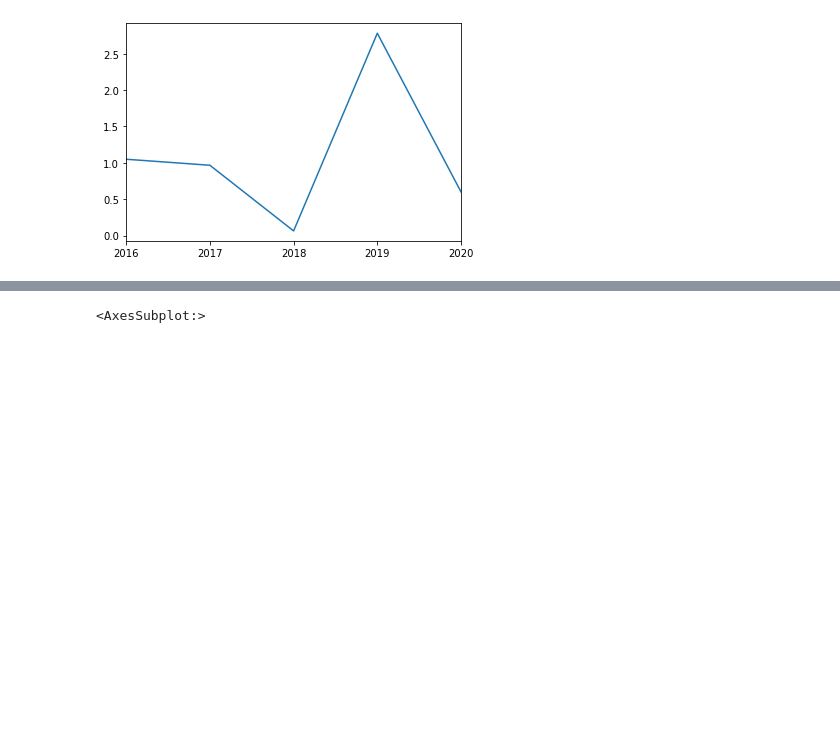
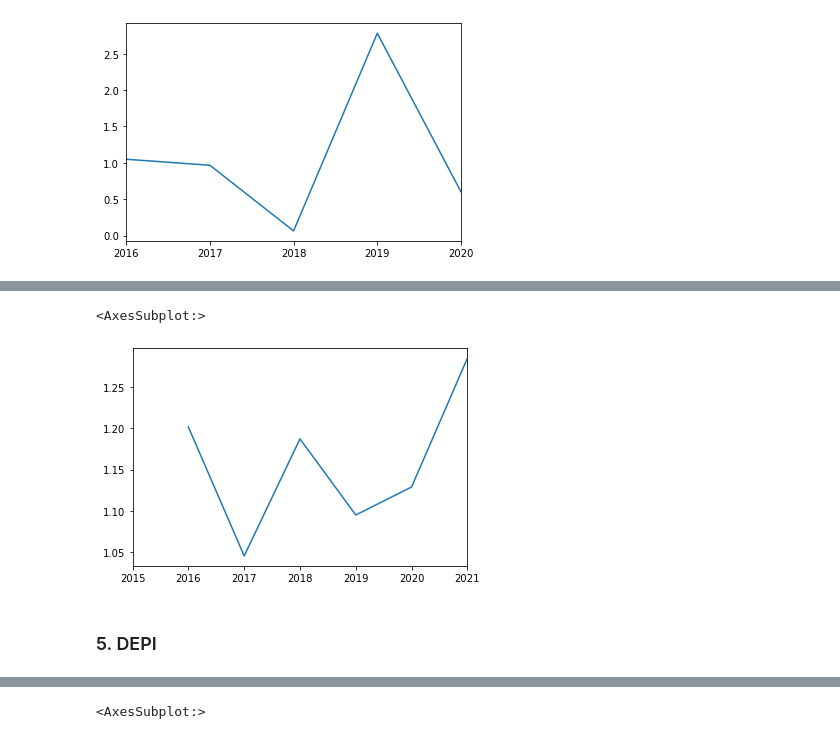
Before and after one commit to someonealive0/deepaudit, a Jupyter notebook: COMP3850.ipynb, the cells around one changed output, grey strips where cells are left out. Cells and saved outputs as stored; diff of their text form; code cells hidden in the pictures; blank space fills up the shorter version.

```diff
--- a/COMP3850.ipynb
+++ b/COMP3850.ipynb
@@ -273,0 +294,20 @@ calc_LVGI(workbooks_combined['BCI']).plot()
+# %%
+def calc_SGI(company):
+    res = {}
+    totrev = company['Profit Loss']['Total Revenue Excluding Interest']
+    for row in range(1, len(totrev)):
+        t1 = totrev.iloc[row]
+        t0 = totrev.iloc[row-1]
+
+        if t1 != 0 and t0 != 0:
+            res[totrev.index[row]] = t1/t0
+        else:
+            res[totrev.index[row]] = np.nan
+    return pd.Series(res)
+# %%
+calc_SGI(workbooks_separated['ADH']['FY']).plot()
+# %% [output]
+<AxesSubplot:>
+[figure, added]
+# %% [markdown]
+### 5. DEPI
```
Also changed, not shown: parts of 22 cells of this notebook.
